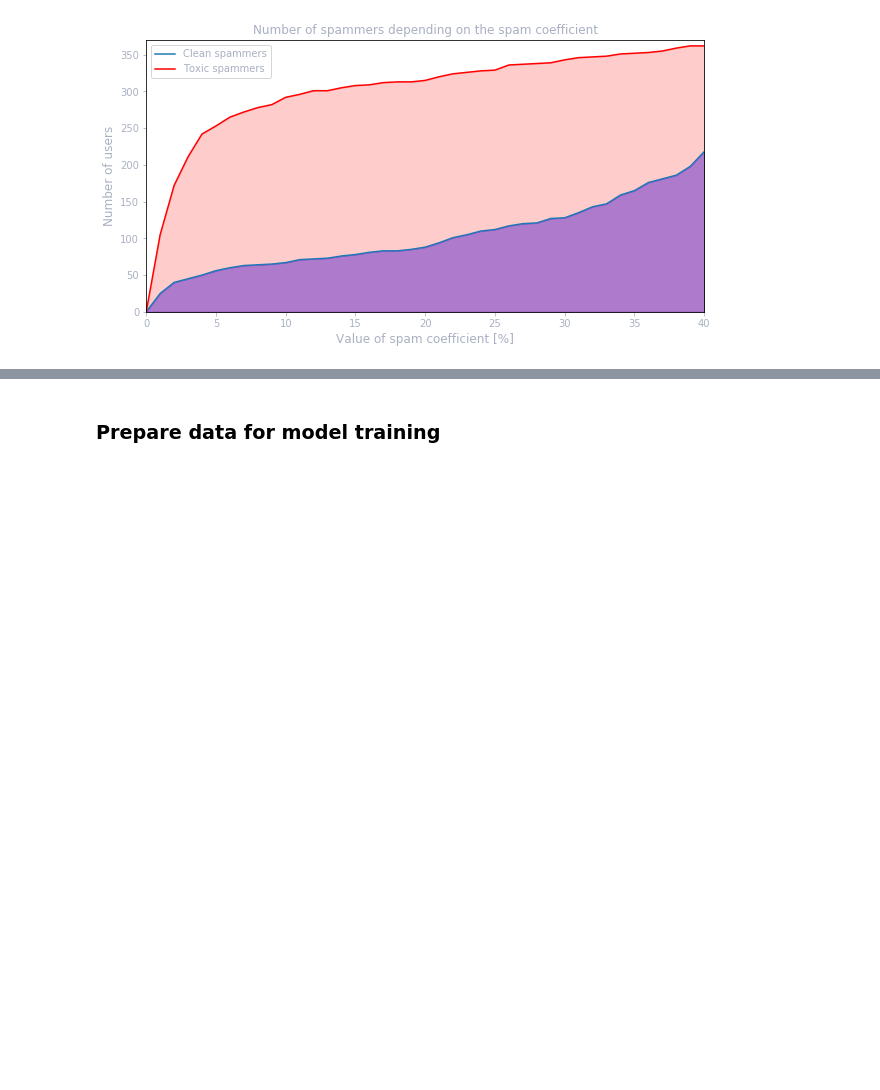
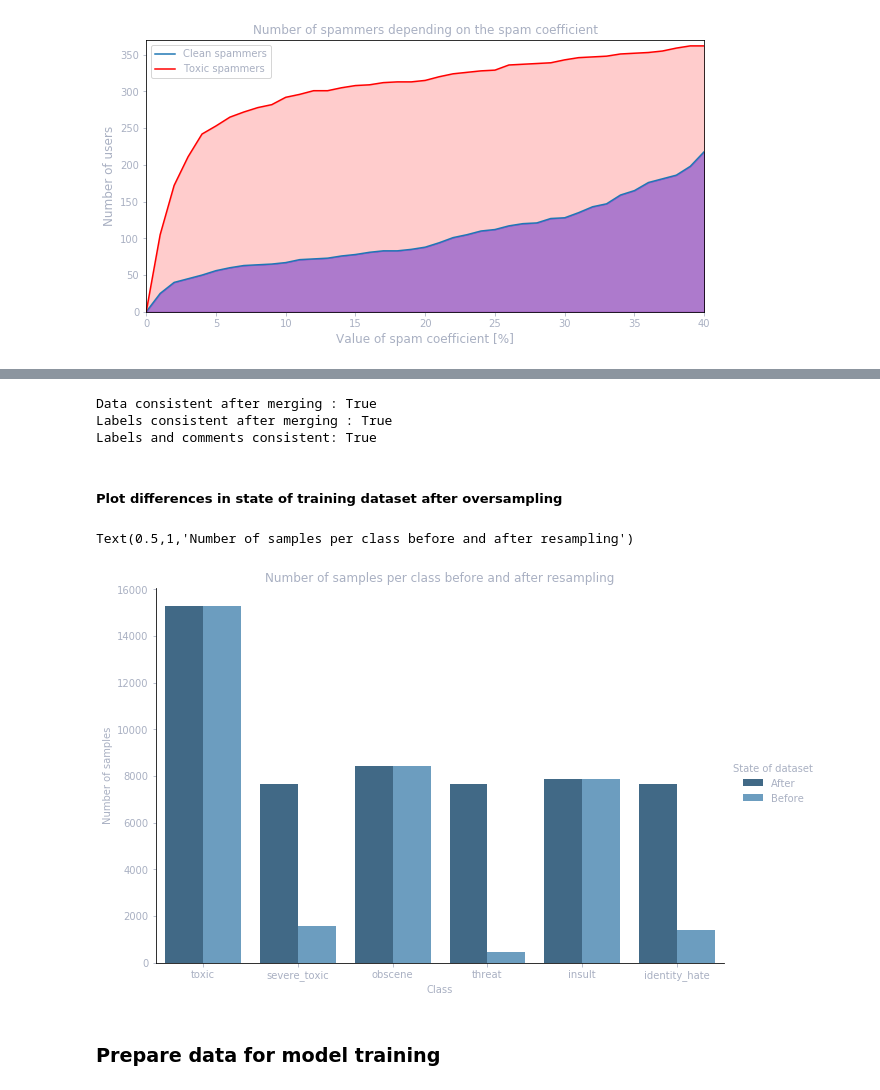
Before and after one commit to zistabar/detox, a Jupyter notebook: notebooks/Detox.ipynb, the cells around one changed output, grey strips where cells are left out. Cells and saved outputs as stored; diff of their text form; code cells hidden in the pictures; blank space fills up the shorter version.

Commit message:
Add new models, add oversampling

```diff
--- a/notebooks/Detox.ipynb
+++ b/notebooks/Detox.ipynb
@@ -306,3 +452,39 @@ Sample toxic spam:
+# %%
+extended_comments_train = add_synthetic_comments_to_train(synthetic_comments)
+extended_labels_train = add_labels_of_synthetic_comments_to_train(synthetic_comments)
+
+overall_consistency = extended_comments_train.shape[0] == len(extended_labels_train)
+print('Labels and comments consistent: %s ' % overall_consistency)
+# %% [output]
+Data consistent after merging : True
+Labels consistent after merging : True
+Labels and comments consistent: True
+# %% [markdown]
+##### Plot differences in state of training dataset after oversampling
+# %%
+oversampled_summed_label = pd.DataFrame(extended_labels_train).sum()
+oversampled_summed_label.index = classes_names
+original_summed_labels = summed_labels_extended_train[0:6]
+
+data = pd.DataFrame(pd.concat([oversampled_summed_label, original_summed_labels], axis=1).reset_index())
+
+data_for_barplot = pd.melt(data, id_vars='index', var_name='State of dataset', value_name='Number of samples')
+data_for_barplot = data_for_barplot.rename(index=str, columns={'index': 'Class'})
+data_for_barplot['State of dataset'] = data_for_barplot['State of dataset'].map({1: 'Before', 0: 'After'})
+# %%
+fg = sns.catplot(x='Class',
+            y='Number of samples',
+            hue='State of dataset',
+            data=data_for_barplot,
+            kind='bar',
+            palette="Blues_d",
+            height=6, aspect=1.5)
+
+axes = fg.axes.flatten()
+axes[0].set_title("Number of samples per class before and after resampling")
+# %% [output]
+Text(0.5,1,'Number of samples per class before and after resampling')
+[figure, added]
 # %% [markdown]
 ### Prepare data for model training
 # %% [markdown]
```
Also changed, not shown: parts of 25 cells of this notebook, 4 other files.
